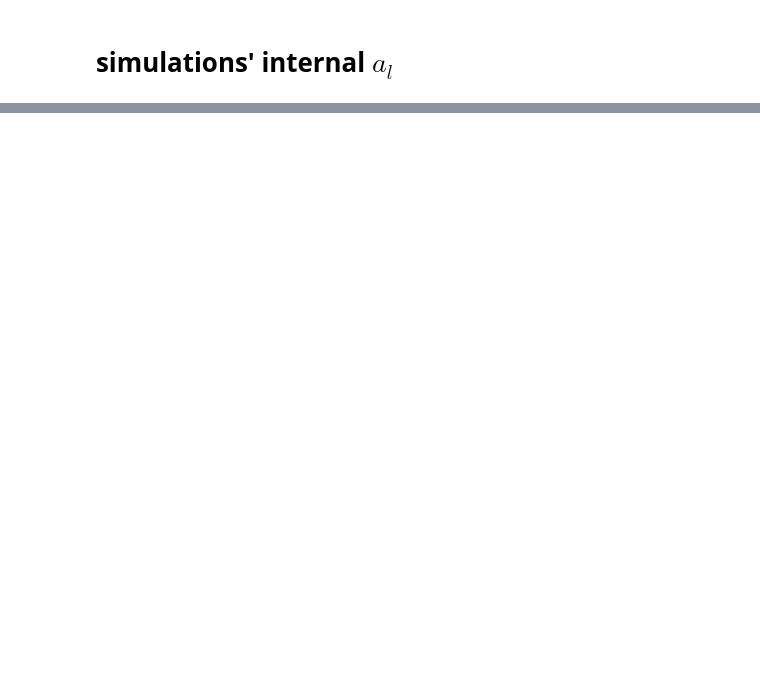
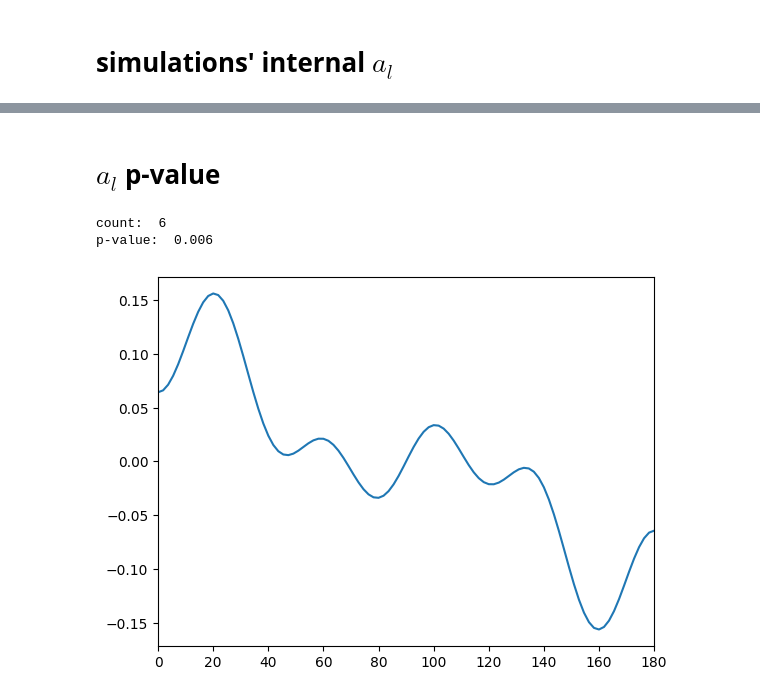
Before and after one commit to jamshidi3d/cmb_anomaly_detection, a Jupyter notebook: plotting.ipynb, the cells around one changed output, grey strips where cells are left out. Cells and saved outputs as stored; diff of their text form; code cells hidden in the pictures; blank space fills up the shorter version.

```diff
--- a/plotting.ipynb
+++ b/plotting.ipynb
@@ -117,0 +153,21 @@ fig.savefig('./output/a_l_sims_internal' + ".pdf", transparent=True)
+# %% [markdown]
+# $a_l$ p-value
+# %%
+# which ones show
+# _filter = (cmb_a_l[1] < sims_a_l[:, 1])
+# _filter = (cmb_a_l[3] < sims_a_l[:, 3])
+# _filter = (cmb_a_l[9] > sims_a_l[:, 9])
+_filter = (cmb_a_l[3] < sims_a_l[:, 3]) * (cmb_a_l[9] > sims_a_l[:, 9])
+print("count: ", np.sum(_filter))
+print("p-value: ", np.sum(_filter) / len(sims_a_l))
+# plot
+x = np.linspace(0, np.pi, 100)
+xcos = np.cos(x)
+y = np.sum(np.array([cmb_a_l[l] * np.polynomial.Legendre.basis(l)(xcos) for l in [1, 3, 9]]), axis = 0)
+plt.plot(x * 180 / np.pi, y)
+plt.xticks(np.arange(0, 190, step=20));
+plt.xlim((0, 180));
+# %% [output]
+count:  6
+p-value:  0.006
+[figure, added]
```
Also changed, not shown: parts of 6 cells of this notebook, 6 other files.
